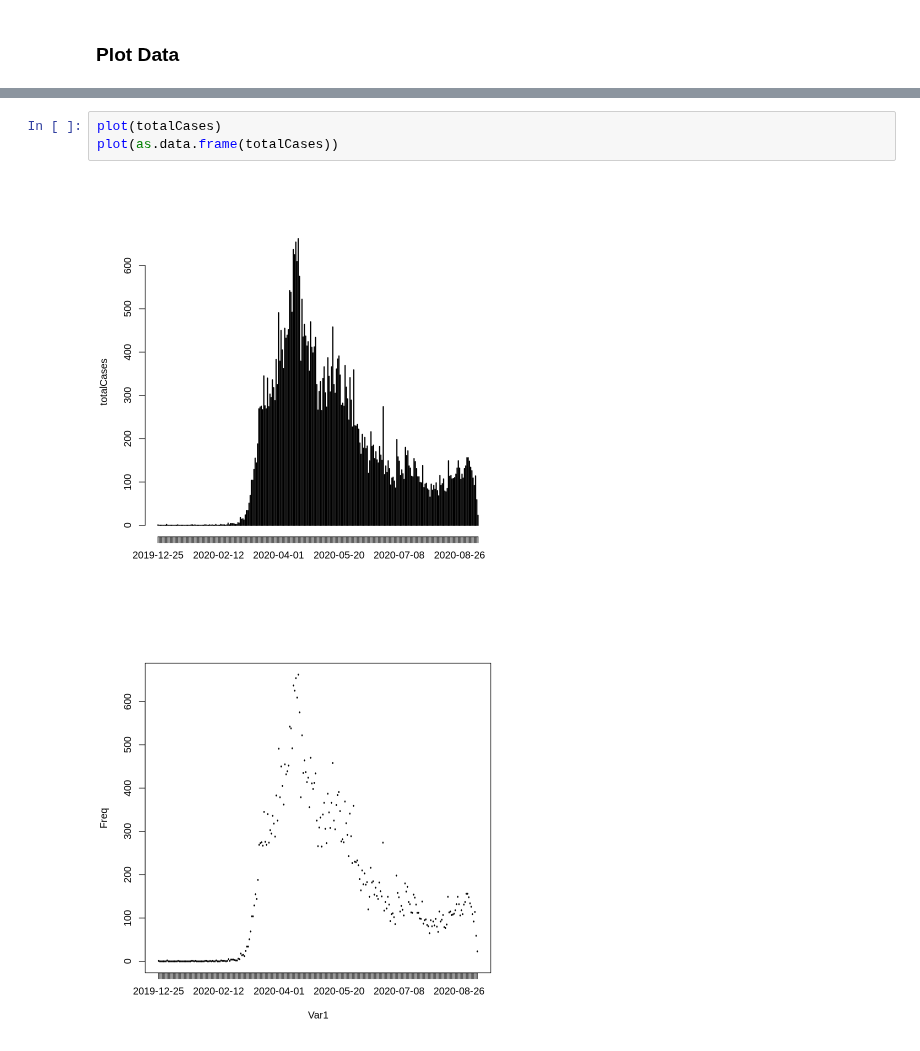
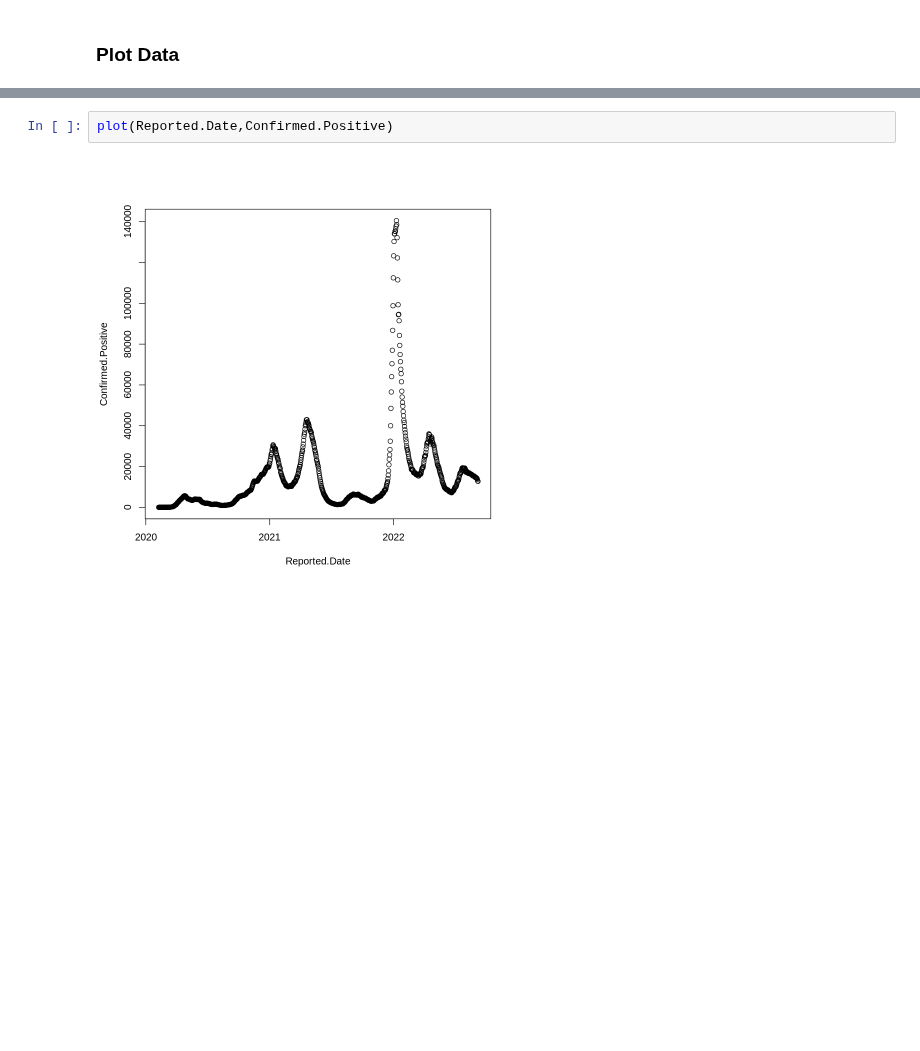
Before and after one commit to ummd/ummd.github.io, a Jupyter notebook: Teaching/Lecture1/Lecture1aa.ipynb, the cells around one changed output, grey strips where cells are left out. Drawn from its saved outputs; the diff is of its cells as text; blank space fills up the shorter version.

```diff
--- a/Teaching/Lecture1/Lecture1aa.ipynb
+++ b/Teaching/Lecture1/Lecture1aa.ipynb
@@ -62,7 +61,5 @@ totalCases
-# %%
-plot(totalCases)
-plot(as.data.frame(totalCases))
-# %% [output]
-[figure, removed]
-[figure, removed]
+# %%
+plot(Reported.Date,Confirmed.Positive)
+# %% [output]
+[figure, added]
 # %% [markdown]
```
Also changed, not shown: parts of 14 cells of this notebook.
